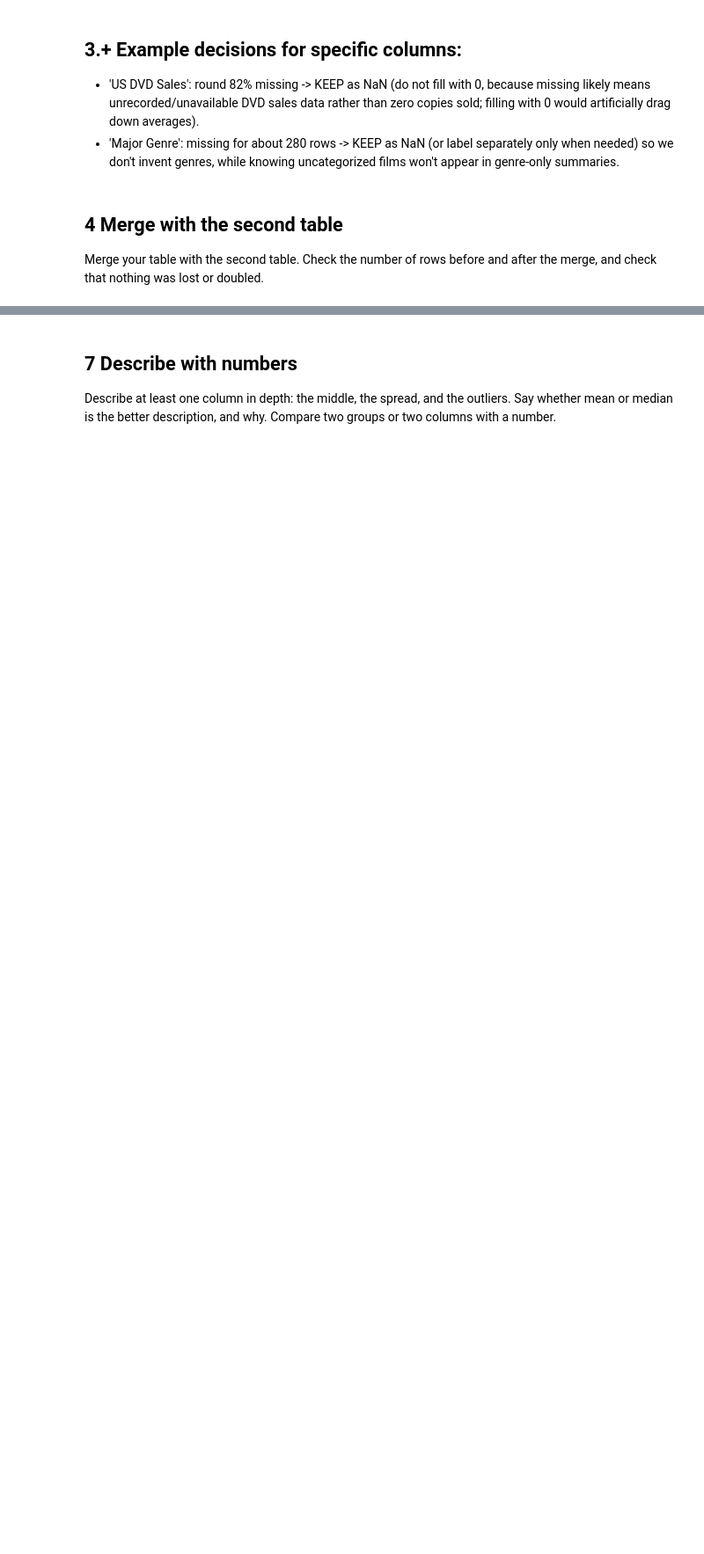
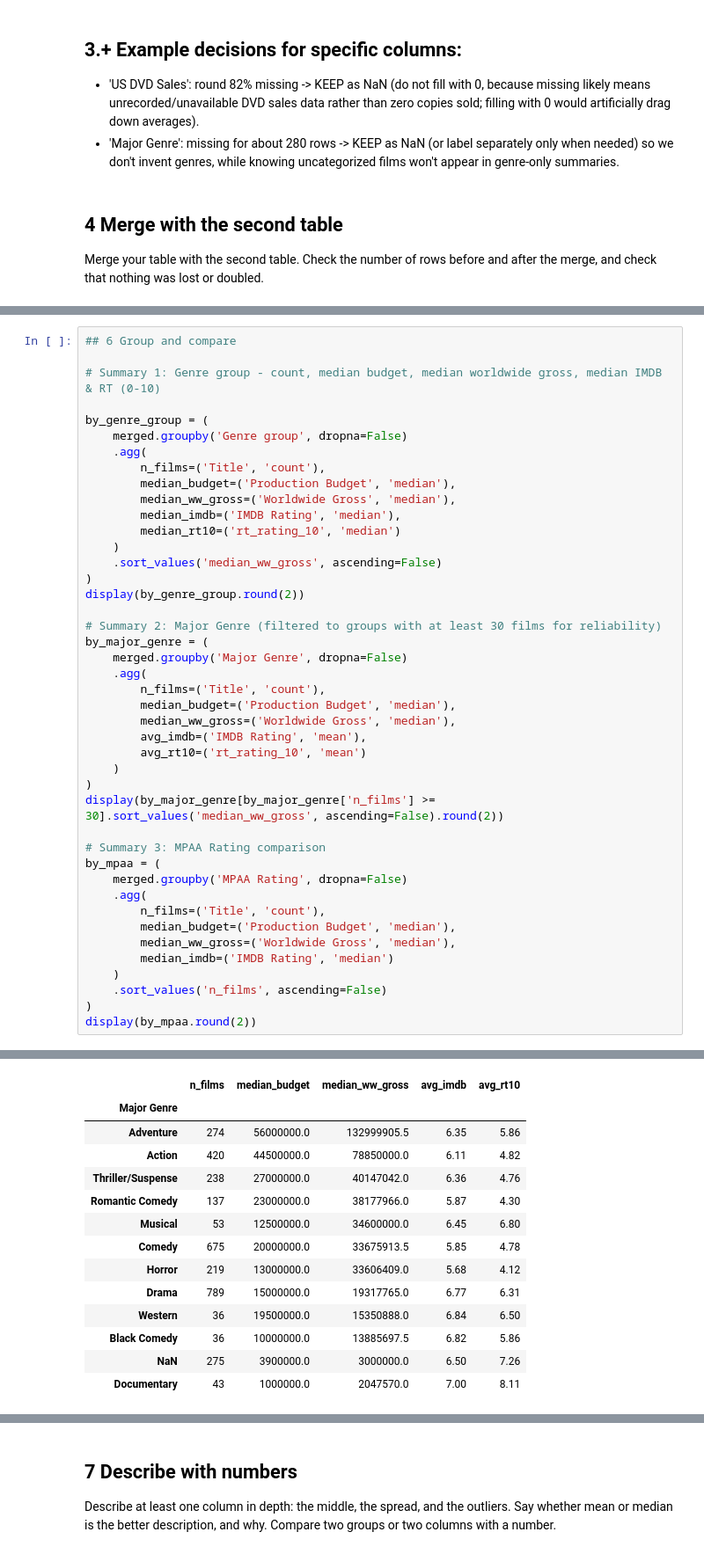
Before and after one commit to Novica-GH/Lexicon_2026-27, a Jupyter notebook: 6. Data analysis ana Visualisation/Projekt_InDa_Movie.ipynb, the cells around one changed output, grey strips where cells are left out. Shown at 88% size. Saved outputs shown, nothing was run; the diff lists cells and outputs as text; blank space fills up the shorter version.

```diff
--- a/6. Data analysis ana Visualisation/Projekt_InDa_Movie.ipynb
+++ b/6. Data analysis ana Visualisation/Projekt_InDa_Movie.ipynb
@@ -378,0 +435,44 @@ your questions.
+# %%
+## 6 Group and compare
+
+# Summary 1: Genre group - count, median budget, median worldwide gross, median IMDB & RT (0-10)
+
+by_genre_group = (
+    merged.groupby('Genre group', dropna=False)
+    .agg(
+        n_films=('Title', 'count'),
+        median_budget=('Production Budget', 'median'),
+        median_ww_gross=('Worldwide Gross', 'median'),
+        median_imdb=('IMDB Rating', 'median'),
+        median_rt10=('rt_rating_10', 'median')
+    )
+    .sort_values('median_ww_gross', ascending=False)
+)
+display(by_genre_group.round(2))
+
+# Summary 2: Major Genre (filtered to groups with at least 30 films for reliability)
+by_major_genre = (
+    merged.groupby('Major Genre', dropna=False)
+    .agg(
+        n_films=('Title', 'count'),
+        median_budget=('Production Budget', 'median'),
+        median_ww_gross=('Worldwide Gross', 'median'),
+        avg_imdb=('IMDB Rating', 'mean'),
+        avg_rt10=('rt_rating_10', 'mean')
+    )
+)
+display(by_major_genre[by_major_genre['n_films'] >= 30].sort_values('median_ww_gross', ascending=False).round(2))
+
+# Summary 3: MPAA Rating comparison
+by_mpaa = (
+    merged.groupby('MPAA Rating', dropna=False)
+    .agg(
+        n_films=('Title', 'count'),
+        median_budget=('Production Budget', 'median'),
+        median_ww_gross=('Worldwide Gross', 'median'),
+        median_imdb=('IMDB Rating', 'median')
+    )
+    .sort_values('n_films', ascending=False)
+)
+display(by_mpaa.round(2))
+# %% [output]
@@ -378,0 +487,14 @@ your questions.
+|  | n_films | median_budget | median_ww_gross | avg_imdb | avg_rt10 |
+| Major Genre |  |  |  |  |  |
+| Adventure | 274 | 56000000.0 | 132999905.5 | 6.35 | 5.86 |
+| Action | 420 | 44500000.0 | 78850000.0 | 6.11 | 4.82 |
+| Thriller/Suspense | 238 | 27000000.0 | 40147042.0 | 6.36 | 4.76 |
+| Romantic Comedy | 137 | 23000000.0 | 38177966.0 | 5.87 | 4.30 |
+| Musical | 53 | 12500000.0 | 34600000.0 | 6.45 | 6.80 |
+| Comedy | 675 | 20000000.0 | 33675913.5 | 5.85 | 4.78 |
+| Horror | 219 | 13000000.0 | 33606409.0 | 5.68 | 4.12 |
+| Drama | 789 | 15000000.0 | 19317765.0 | 6.77 | 6.31 |
+| Western | 36 | 19500000.0 | 15350888.0 | 6.84 | 6.50 |
+| Black Comedy | 36 | 10000000.0 | 13885697.5 | 6.82 | 5.86 |
+| NaN | 275 | 3900000.0 | 3000000.0 | 6.50 | 7.26 |
+| Documentary | 43 | 1000000.0 | 2047570.0 | 7.00 | 8.11 |
```
Also changed, not shown: parts of 8 cells of this notebook, 2 other files.
